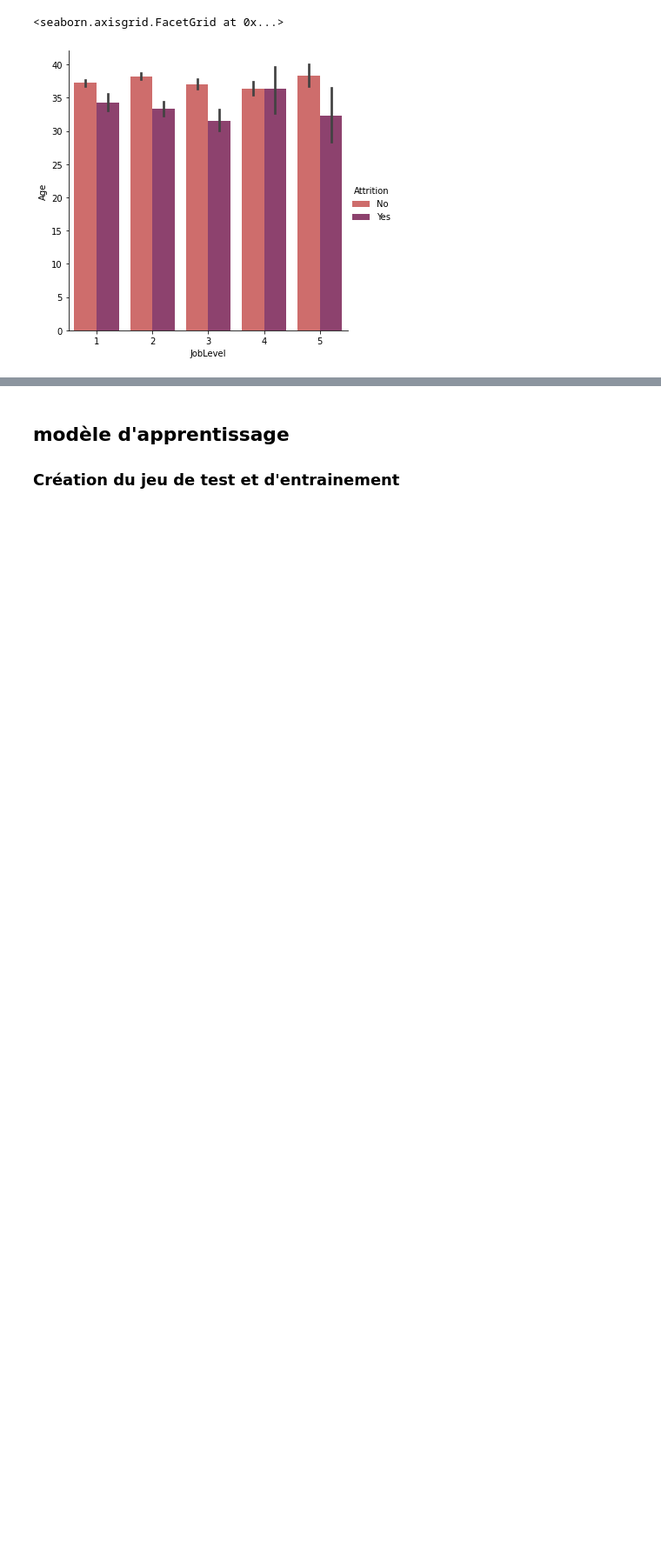
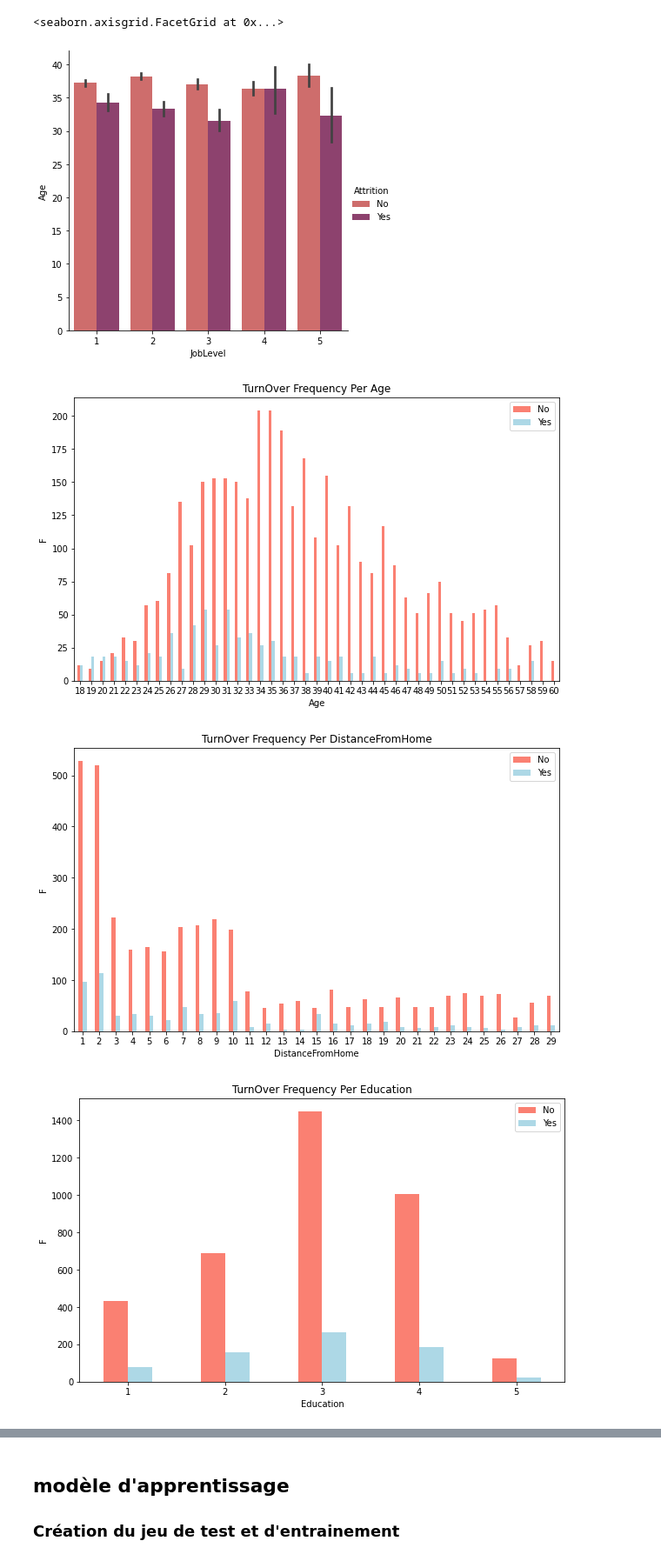
Before and after one commit to Killian-drh/Projet-HR-Analysis, a Jupyter notebook: NT_Projet_IA.ipynb, the cells around one changed output, grey strips where cells are left out. Shown: that part at 87% size. Drawn from its saved outputs; the diff is of its cells as text; code cells hidden in the pictures; blank space fills up the shorter version.

```diff
--- a/NT_Projet_IA.ipynb
+++ b/NT_Projet_IA.ipynb
@@ -374,3 +374,20 @@ sns.catplot(x="JobLevel",y="Age",hue="Attrition", kind="bar", palette="flare", d
 # %% [output]
 <seaborn.axisgrid.FacetGrid at 0x...>
 [figure]
+# %%
+# Visualisation des relations entre chaque feature et la classe recherchée
+for col in df.select_dtypes({'int64', 'float64','uint8'}) :
+    pd.crosstab(df[col], df.Attrition).plot(kind="bar",
+                                       figsize=(10, 6),
+                                       color=["salmon", "lightblue"])
+
+    # Plotter les graphes
+    plt.title(f"TurnOver Frequency Per {col}")
+    plt.xlabel(col)
+    plt.ylabel("F")
+    plt.legend(["No", "Yes"])
+    plt.xticks(rotation=0);
+# %% [output]
+[figure, added]
+[figure, added]
+[figure, added]
```
Also changed, not shown: parts of 2 cells of this notebook.
